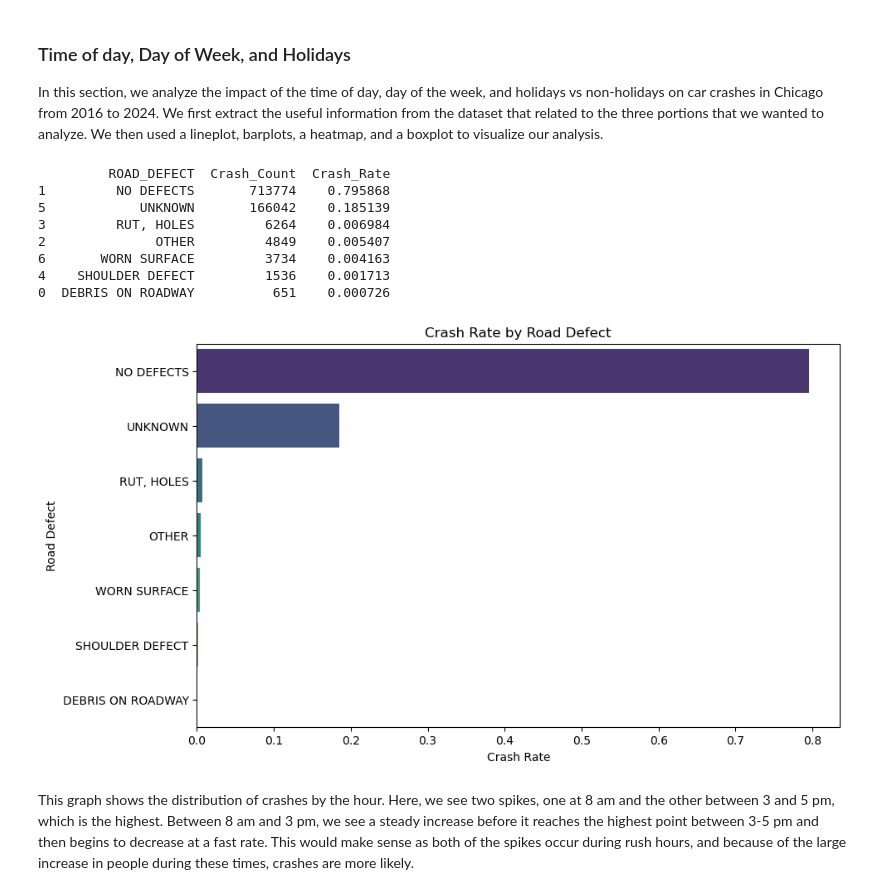
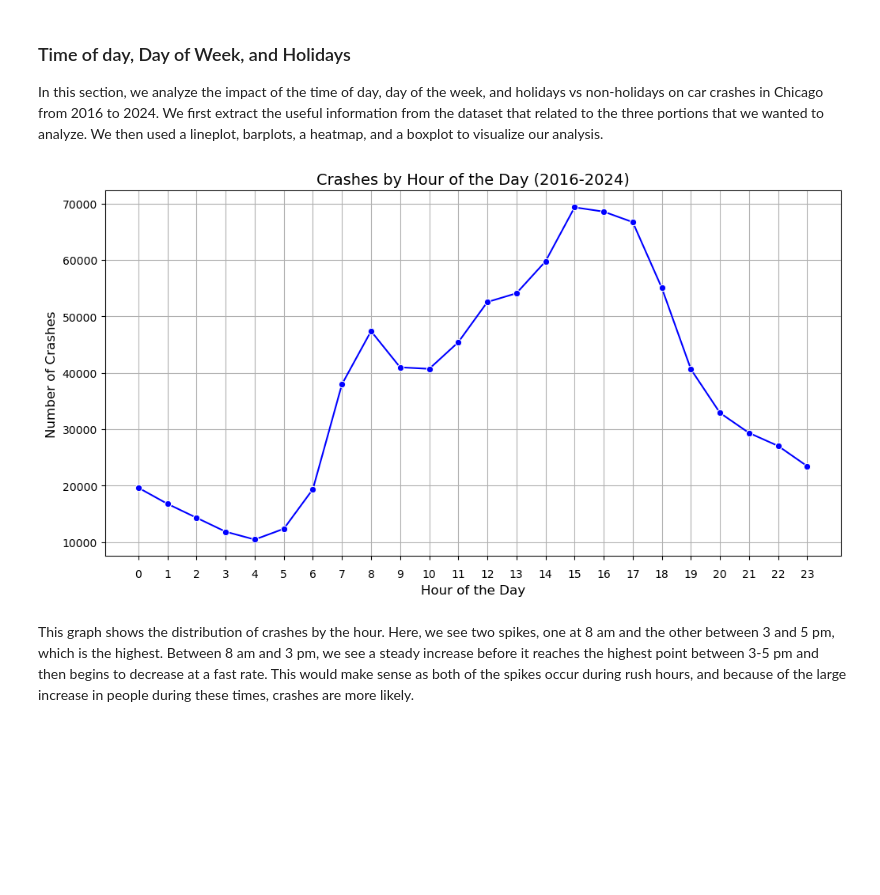
Before and after one commit to amitine26/Group035_WI25_Public, a Jupyter notebook: FinalProject_Group035_WI25.ipynb, the cells around one changed output. Drawn from its saved outputs; the diff is of its cells as text; code cells hidden in the pictures; blank space fills up the shorter version.

```diff
--- a/FinalProject_Group035_WI25.ipynb
+++ b/FinalProject_Group035_WI25.ipynb
@@ -426,42 +426,24 @@ chicago_crash['CRASH_DAY_OF_WEEK'] = chicago_crash['CRASH_DATE'].dt.dayofweek  #
 chicago_crash['CRASH_DATE_ONLY'] = chicago_crash['CRASH_DATE'].dt.date
 chicago_crash['CRASH_DATE_ONLY'] = pd.to_datetime(chicago_crash['CRASH_DATE_ONLY']).dt.date
 chicago_crash['CRASH_YEAR'] = pd.to_datetime(chicago_crash['CRASH_DATE_ONLY']).dt.year
-# %%
-# Drop rows with missing values in 'ROAD_DEFECT' or 'CRASH_DATE'
-chicago_crash_road_defect = chicago_crash.dropna(subset=['ROAD_DEFECT', 'CRASH_DATE'])
-
-# Group by ROAD_DEFECT and calculate the number of crashes
-road_defect_crash_counts = chicago_crash_road_defect.groupby('ROAD_DEFECT').size().reset_index(name='Crash_Count')
-
-# Calculate the total number of crashes to compute crash rates
-total_crashes_rd = chicago_crash.shape[0]
-
-# Calculate crash rate for each road defect (Crash Count / Total Crashes)
-road_defect_crash_counts['Crash_Rate'] = road_defect_crash_counts['Crash_Count'] / total_crashes_rd
-
-# Sort the data by Crash Rate
-road_defect_crash_counts = road_defect_crash_counts.sort_values(by='Crash_Rate', ascending=False)
-
-# Print the crash counts and rates by road defect
-print(road_defect_crash_counts)
-
-# Visualization
-plt.figure(figsize=(10, 6))
-sns.barplot(x='Crash_Rate', y='ROAD_DEFECT', data=road_defect_crash_counts, hue='ROAD_DEFECT', palette='viridis', legend=False)
-plt.title('Crash Rate by Road Defect')
-plt.xlabel('Crash Rate')
-plt.ylabel('Road Defect')
-plt.show()
-# %% [output]
-         ROAD_DEFECT  Crash_Count  Crash_Rate
-1         NO DEFECTS       713774    0.795868
-5            UNKNOWN       166042    0.185139
-3         RUT, HOLES         6264    0.006984
-2              OTHER         4849    0.005407
-6       WORN SURFACE         3734    0.004163
-4    SHOULDER DEFECT         1536    0.001713
-0  DEBRIS ON ROADWAY          651    0.000726
-[figure, removed]
+# %%
+# Crash Count by Hour of the Day
+plt.figure(figsize=(12, 6))
+sns.lineplot(x=chicago_crash['CRASH_HOUR'].value_counts().sort_index().index,
+             y=chicago_crash['CRASH_HOUR'].value_counts().sort_index(), marker='o', color='b')
+
+plt.title('Crashes by Hour of the Day (2016-2024)', fontsize=14)
+plt.xlabel('Hour of the Day', fontsize=12)
+plt.ylabel('Number of Crashes', fontsize=12)
+
+plt.xticks(range(0, 24), fontsize=10)
+plt.gca().set_xticks(range(0, 24))
+plt.gca().tick_params(axis='x', pad=8)
+
+plt.grid(True)
+plt.show()
+# %% [output]
+[figure, added]
 # %% [markdown]
 This graph shows the distribution of crashes by the hour. Here, we see two spikes, one at 8 am and the other between 3 and 5 pm, which is the highest. Between 8 am and 3 pm, we see a steady increase before it reaches the highest point between 3-5 pm and then begins to decrease at a fast rate. This would make sense as both of the spikes occur during rush hours, and because of the large increase in people during these times, crashes are more likely.
 # %%
```
Also changed, not shown: parts of 3 cells of this notebook.
